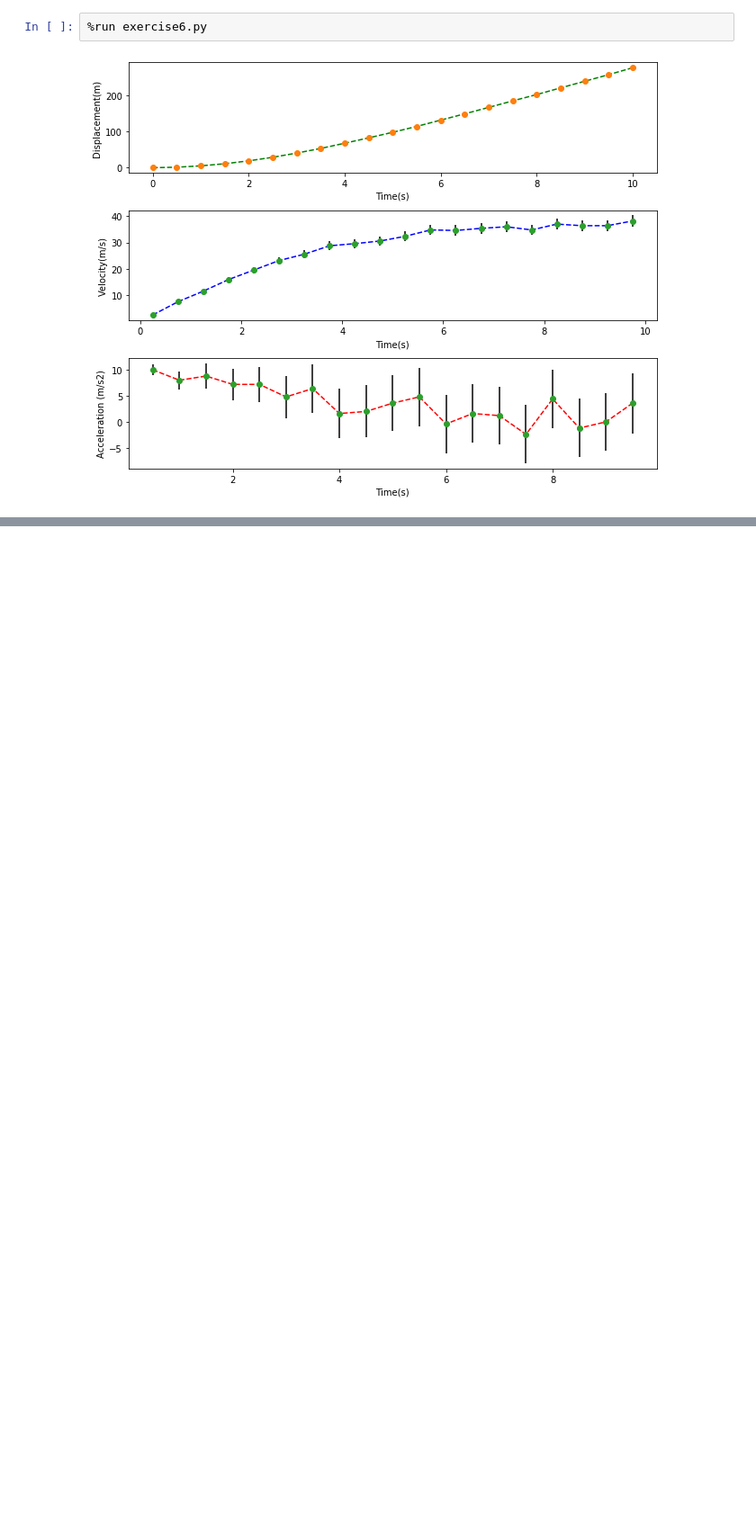
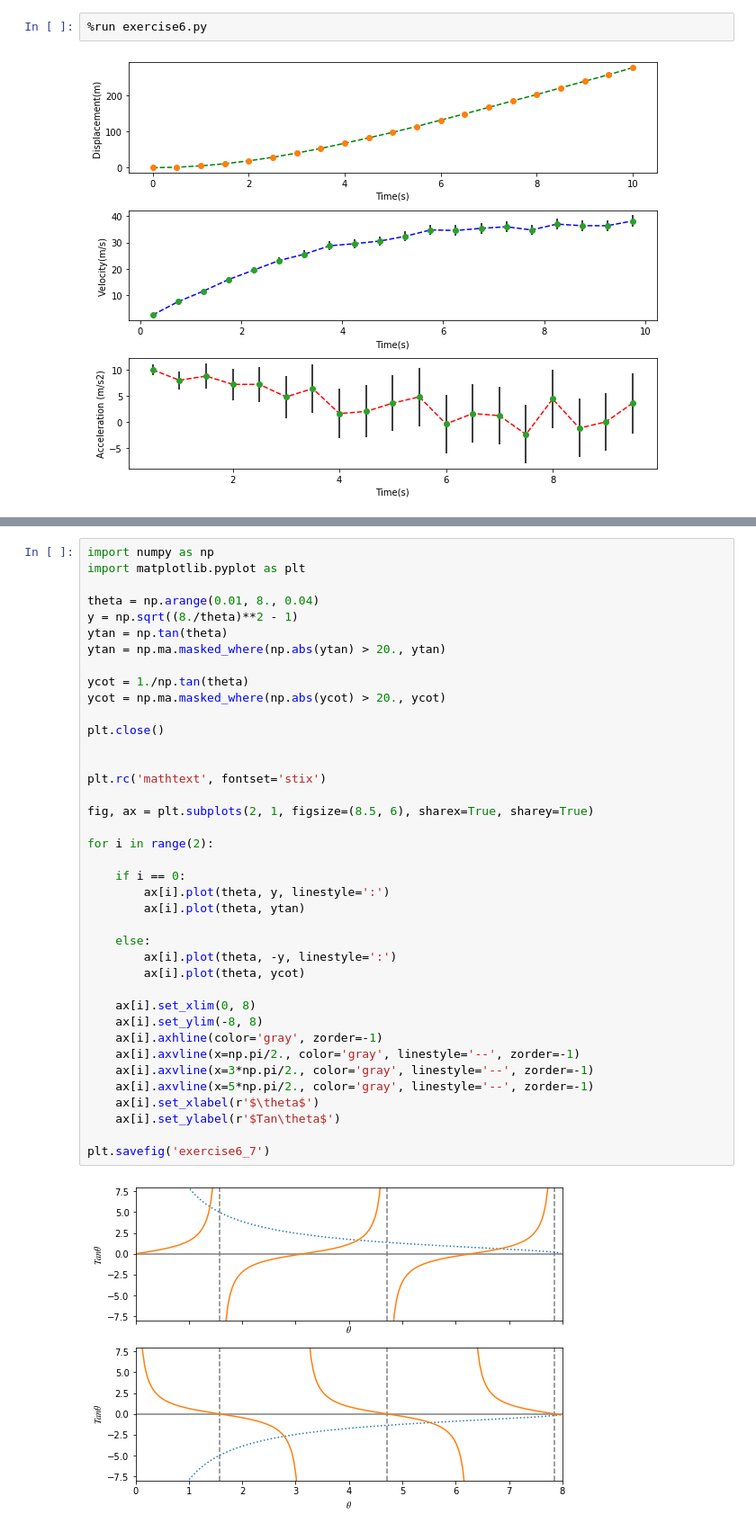
Before and after one commit to SEB91QA/Python-Exercises, a Jupyter notebook: Exercises_6.ipynb, the cells around one changed output, grey strips where cells are left out. Shown: that part at 90% size. Saved outputs shown, nothing was run; the diff lists cells and outputs as text; blank space fills up the shorter version.

Commit message:
Exercise 6

```diff
--- a/Exercises_6.ipynb
+++ b/Exercises_6.ipynb
@@ -211,0 +253,41 @@ fig.show()
+# %%
+import numpy as np
+import matplotlib.pyplot as plt
+
+theta = np.arange(0.01, 8., 0.04)
+y = np.sqrt((8./theta)**2 - 1)
+ytan = np.tan(theta)
+ytan = np.ma.masked_where(np.abs(ytan) > 20., ytan)
+
+ycot = 1./np.tan(theta)
+ycot = np.ma.masked_where(np.abs(ycot) > 20., ycot)
+
+plt.close()
+
+
+plt.rc('mathtext', fontset='stix')
+
+fig, ax = plt.subplots(2, 1, figsize=(8.5, 6), sharex=True, sharey=True)
+
+for i in range(2):
+
+    if i == 0:
+        ax[i].plot(theta, y, linestyle=':')
+        ax[i].plot(theta, ytan)
+
+    else:
+        ax[i].plot(theta, -y, linestyle=':')
+        ax[i].plot(theta, ycot)
+
+    ax[i].set_xlim(0, 8)
+    ax[i].set_ylim(-8, 8)
+    ax[i].axhline(color='gray', zorder=-1)
+    ax[i].axvline(x=np.pi/2., color='gray', linestyle='--', zorder=-1)
+    ax[i].axvline(x=3*np.pi/2., color='gray', linestyle='--', zorder=-1)
+    ax[i].axvline(x=5*np.pi/2., color='gray', linestyle='--', zorder=-1)
+    ax[i].set_xlabel(r'$\theta$')
+    ax[i].set_ylabel(r'$Tan\theta$')
+
+plt.savefig('exercise6_7')
+# %% [output]
+[figure, added]
```
Also changed, not shown: parts of 2 cells of this notebook, 2 other files.
